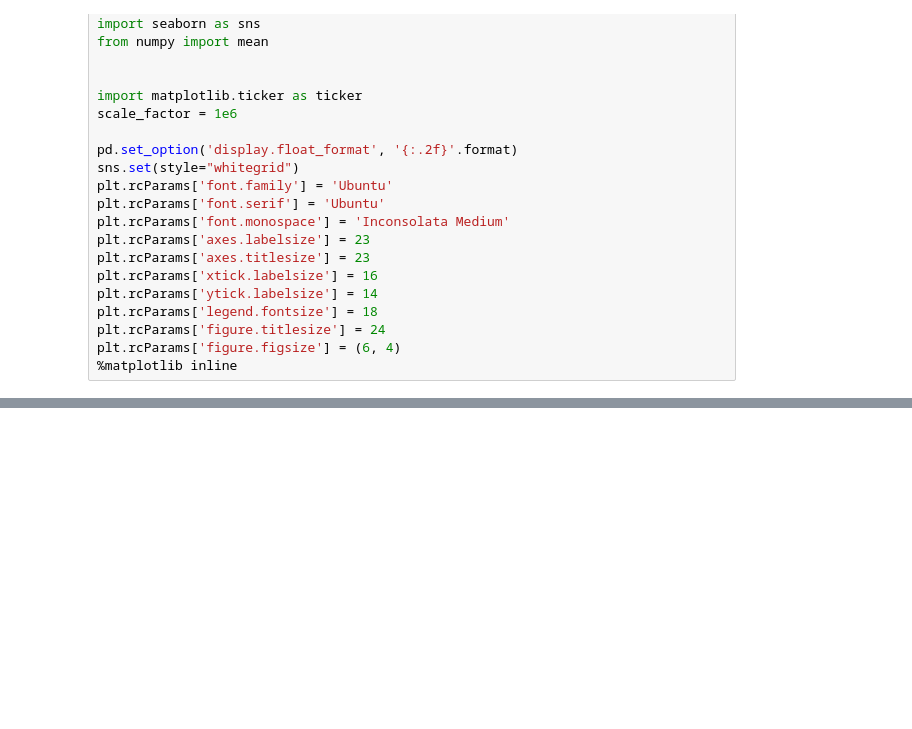
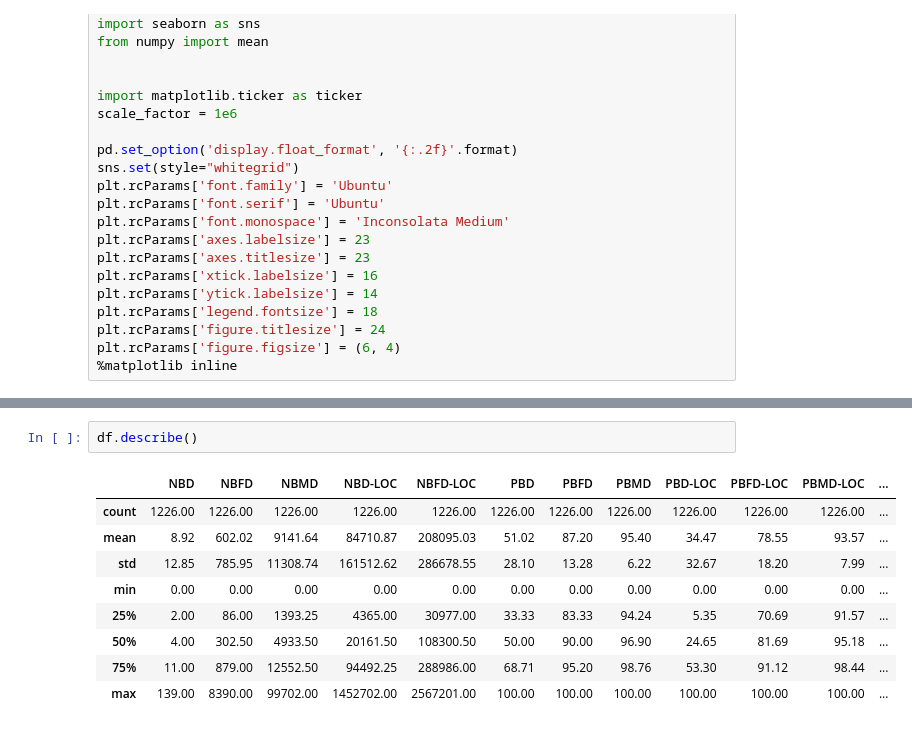
Before and after one commit to gdrosos/bloat-study-artifact, a Jupyter notebook: analysis/rq1.ipynb, the cells around one changed output, grey strips where cells are left out. Drawn from its saved outputs; the diff is of its cells as text; blank space fills up the shorter version.

```diff
--- a/analysis/rq1.ipynb
+++ b/analysis/rq1.ipynb
@@ -94,0 +124,12 @@ df["NBD"].sum()
+# %%
+df.describe()
+# %% [output]
+|  | NBD | NBFD | NBMD | NBD-LOC | NBFD-LOC | PBD | PBFD | PBMD | PBD-LOC | PBFD-LOC | PBMD-LOC | ... |
+| count | 1226.00 | 1226.00 | 1226.00 | 1226.00 | 1226.00 | 1226.00 | 1226.00 | 1226.00 | 1226.00 | 1226.00 | 1226.00 | ... |
+| mean | 8.92 | 602.02 | 9141.64 | 84710.87 | 208095.03 | 51.02 | 87.20 | 95.40 | 34.47 | 78.55 | 93.57 | ... |
+| std | 12.85 | 785.95 | 11308.74 | 161512.62 | 286678.55 | 28.10 | 13.28 | 6.22 | 32.67 | 18.20 | 7.99 | ... |
+| min | 0.00 | 0.00 | 0.00 | 0.00 | 0.00 | 0.00 | 0.00 | 0.00 | 0.00 | 0.00 | 0.00 | ... |
+| 25% | 2.00 | 86.00 | 1393.25 | 4365.00 | 30977.00 | 33.33 | 83.33 | 94.24 | 5.35 | 70.69 | 91.57 | ... |
+| 50% | 4.00 | 302.50 | 4933.50 | 20161.50 | 108300.50 | 50.00 | 90.00 | 96.90 | 24.65 | 81.69 | 95.18 | ... |
+| 75% | 11.00 | 879.00 | 12552.50 | 94492.25 | 288986.00 | 68.71 | 95.20 | 98.76 | 53.30 | 91.12 | 98.44 | ... |
+| max | 139.00 | 8390.00 | 99702.00 | 1452702.00 | 2567201.00 | 100.00 | 100.00 | 100.00 | 100.00 | 100.00 | 100.00 | ... |
```
Also changed, not shown: parts of 6 cells of this notebook, 1 other file.
